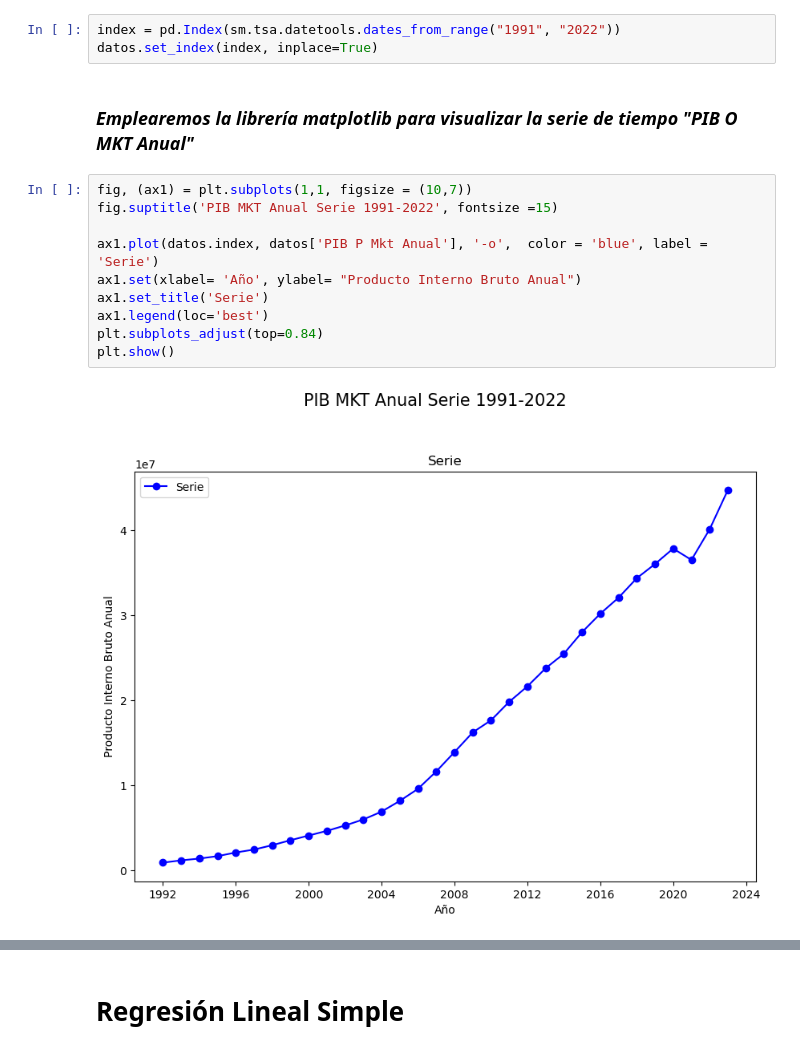
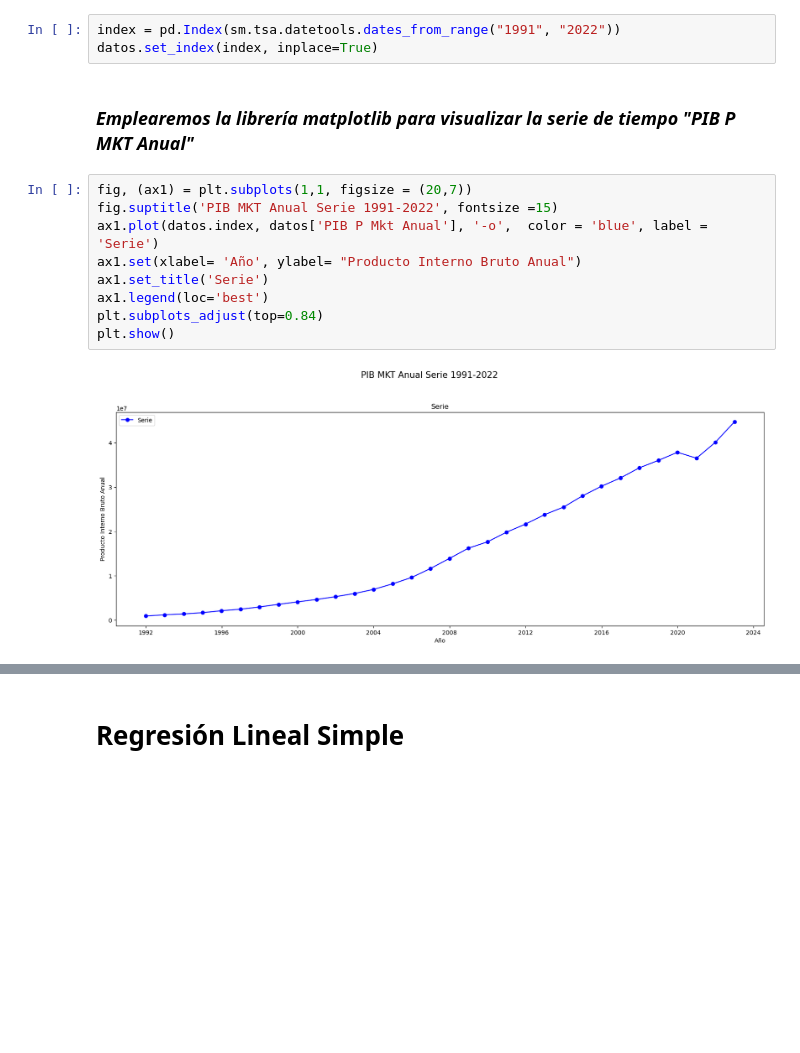
Before and after one commit to barquerosanchezdiegoarmando/UNA-Econometrics-II-py, a Jupyter notebook: 1.0 Regresión Lineal Simple/Regresión Lineal Simple.ipynb, the cells around one changed output, grey strips where cells are left out. Cells and saved outputs as stored; diff of their text form; blank space fills up the shorter version.

```diff
--- a/1.0 Regresión Lineal Simple/Regresión Lineal Simple.ipynb
+++ b/1.0 Regresión Lineal Simple/Regresión Lineal Simple.ipynb
@@ -67,16 +55,15 @@ datos
 index = pd.Index(sm.tsa.datetools.dates_from_range("1991", "2022"))
 datos.set_index(index, inplace=True)
 # %% [markdown]
-### *Emplearemos la librería matplotlib para visualizar la serie de tiempo "PIB O MKT Anual"*
+### *Emplearemos la librería matplotlib para visualizar la serie de tiempo "PIB P MKT Anual"*
 # %%
-fig, (ax1) = plt.subplots(1,1, figsize = (10,7))
+fig, (ax1) = plt.subplots(1,1, figsize = (20,7))
 fig.suptitle('PIB MKT Anual Serie 1991-2022', fontsize =15)
-
 ax1.plot(datos.index, datos['PIB P Mkt Anual'], '-o',  color = 'blue', label = 'Serie')
 ax1.set(xlabel= 'Año', ylabel= "Producto Interno Bruto Anual")
 ax1.set_title('Serie')
 ax1.legend(loc='best')
 plt.subplots_adjust(top=0.84)
 plt.show()
 # %% [output]
-[figure, old version]
+[figure, new version]
```
Also changed, not shown: parts of 8 cells of this notebook, 5 other files.
